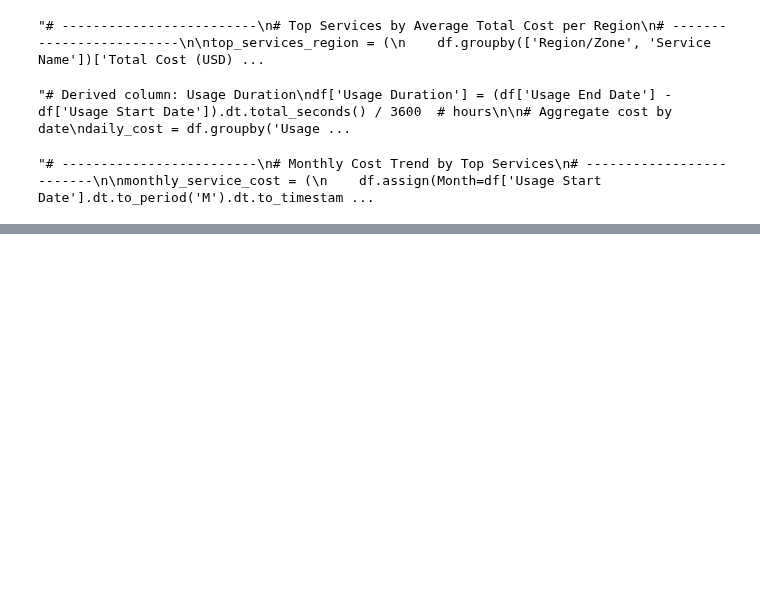
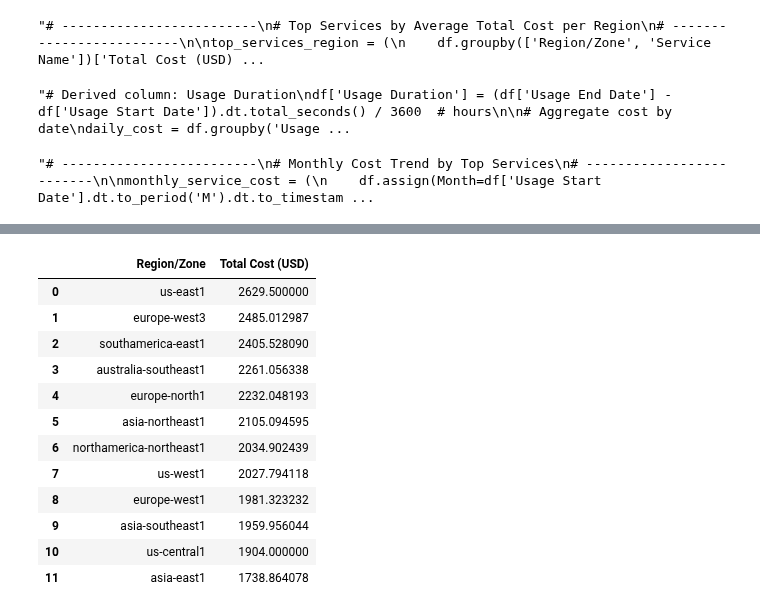
Before and after one commit to TejasMJ/Google_Cloud_Platform_EDA, a Jupyter notebook: Google_Cloud_Platform_EDA.ipynb, the cells around one changed output, grey strips where cells are left out. Cells and saved outputs as stored; diff of their text form; code cells hidden in the pictures; blank space fills up the shorter version.

```diff
--- a/Google_Cloud_Platform_EDA.ipynb
+++ b/Google_Cloud_Platform_EDA.ipynb
@@ -1323,0 +1368,31 @@ fig.show()'''
+# %%
+# Average Total Cost by Region/Zone
+avg_cost_region = df.groupby('Region/Zone')['Total Cost (USD)'].mean().sort_values(ascending=False).reset_index()
+fig = px.bar(
+    avg_cost_region, x='Total Cost (USD)', y='Region/Zone', orientation='h',
+    title='Regional Deployment Strategy Impacts Cost Structure', text='Total Cost (USD)'
+)
+fig.update_traces(textposition='outside')
+
+fig.update_layout(
+    width=1400,
+    height=900,
+    yaxis=dict(categoryorder='total ascending'))
+
+fig.show()
+# %%
+avg_cost_region
+# %% [output]
+|  | Region/Zone | Total Cost (USD) |
+| 0 | us-east1 | 2629.500000 |
+| 1 | europe-west3 | 2485.012987 |
+| 2 | southamerica-east1 | 2405.528090 |
+| 3 | australia-southeast1 | 2261.056338 |
+| 4 | europe-north1 | 2232.048193 |
+| 5 | asia-northeast1 | 2105.094595 |
+| 6 | northamerica-northeast1 | 2034.902439 |
+| 7 | us-west1 | 2027.794118 |
+| 8 | europe-west1 | 1981.323232 |
+| 9 | asia-southeast1 | 1959.956044 |
+| 10 | us-central1 | 1904.000000 |
+| 11 | asia-east1 | 1738.864078 |
```
Also changed, not shown: parts of 4 cells of this notebook, 1 other file.
